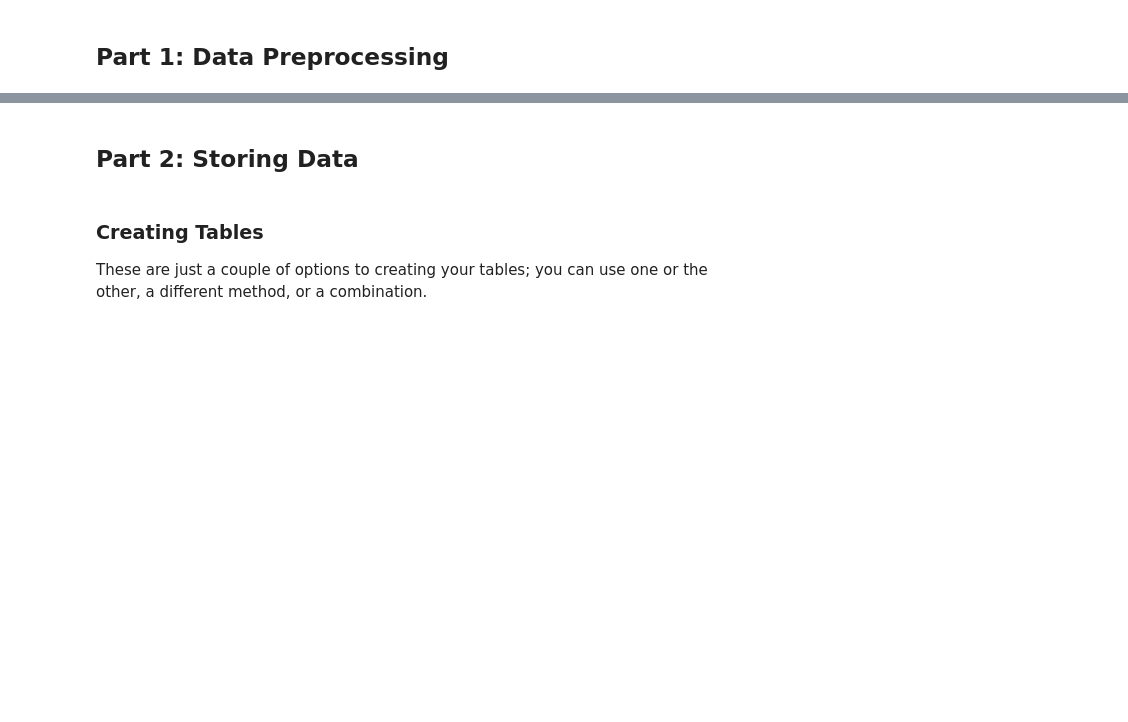
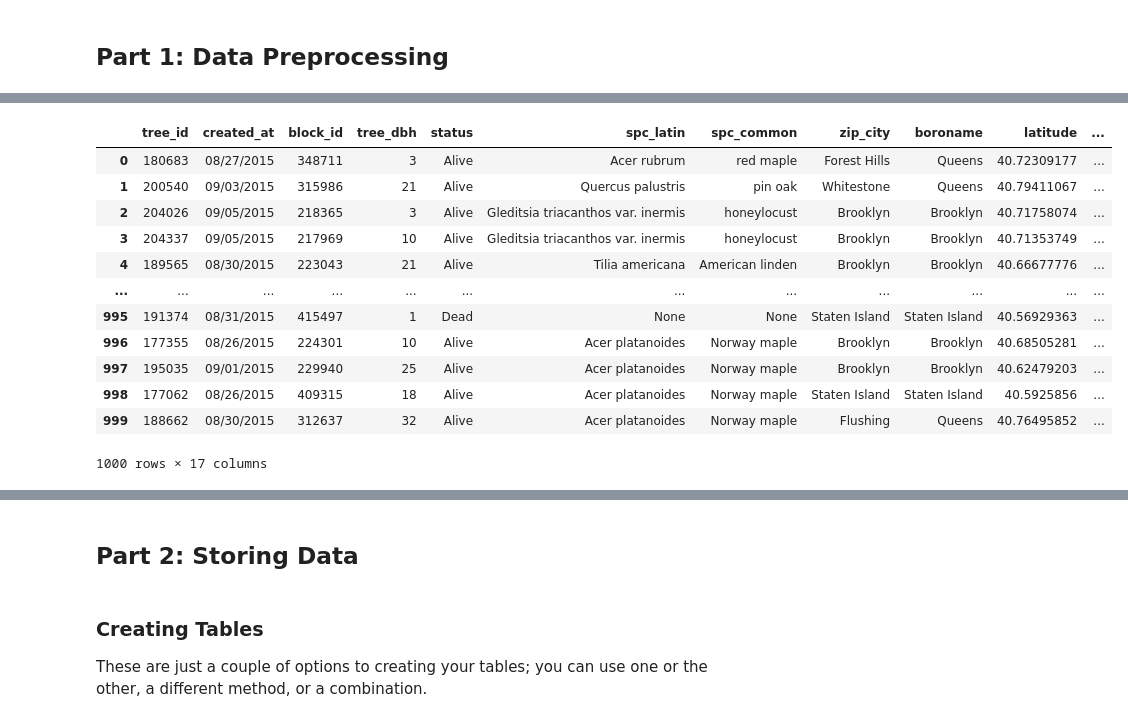
Before and after one commit to alexnaef/Tools-for-Analytics-Final-Project, a Jupyter notebook: Project Template.ipynb, the cells around one changed output, grey strips where cells are left out. Drawn from its saved outputs; the diff is of its cells as text; code cells hidden in the pictures; blank space fills up the shorter version.

```diff
--- a/Project Template.ipynb
+++ b/Project Template.ipynb
@@ -88,3 +161,29 @@ def download_and_clean_311_data():
 # %%
-def download_and_clean_tree_data():
-    raise NotImplementedError()
+!pip install pyogrio
+
+def download_and_clean_tree_data(tree_datafile):
+    # Download the tree data
+    url_tree = "https://data.cityofnewyork.us/resource/5rq2-4hqu.geojson"
+    headers = {"X-App-Token": NYC_DATA_APP_TOKEN}
+    response = requests.get(url_tree, headers=headers)
+    response.raise_for_status()
+
+    filename_tree = data_dir / "treesdata.geojson"
+    with open(filename_tree, "w") as f:
+        f.write(response.text)
+
+    data_tree = gpd.read_file("GeoJSON:data/treesdata.geojson")
+    data_tree = gpd.GeoDataFrame(data_tree, geometry='geometry')
+
+    keep_columns = ["tree_id", 'created_at', 'block_id', 'tree_dbh', 'status','spc_latin','spc_common','zip_city', "boroname", "latitude", "longitude", 'geometry', 'nta', 'health','zipcode','address','nta_name']
+    data_tree = data_tree[keep_columns]
+    data_tree = data_tree.dropna(subset=["tree_id", "latitude", "longitude"])
+    data_tree.columns = data_tree.columns.str.strip().str.lower()
+    data_tree = data_tree.to_crs(epsg=2029)
+
+    return data_tree
+
+tree_datafile = 'data/treesdata.geojson'
+geodf_trees = download_and_clean_tree_data(tree_datafile)
+geodf_trees
+# %% [output]
@@ -91 +194,14 @@ def download_and_clean_tree_data():
+|  | tree_id | created_at | block_id | tree_dbh | status | spc_latin | spc_common | zip_city | boroname | latitude | ... |
+| 0 | 180683 | 08/27/2015 | 348711 | 3 | Alive | Acer rubrum | red maple | Forest Hills | Queens | 40.72309177 | ... |
+| 1 | 200540 | 09/03/2015 | 315986 | 21 | Alive | Quercus palustris | pin oak | Whitestone | Queens | 40.79411067 | ... |
+| 2 | 204026 | 09/05/2015 | 218365 | 3 | Alive | Gleditsia triacanthos var. inermis | honeylocust | Brooklyn | Brooklyn | 40.71758074 | ... |
+| 3 | 204337 | 09/05/2015 | 217969 | 10 | Alive | Gleditsia triacanthos var. inermis | honeylocust | Brooklyn | Brooklyn | 40.71353749 | ... |
+| 4 | 189565 | 08/30/2015 | 223043 | 21 | Alive | Tilia americana | American linden | Brooklyn | Brooklyn | 40.66677776 | ... |
+| ... | ... | ... | ... | ... | ... | ... | ... | ... | ... | ... | ... |
+| 995 | 191374 | 08/31/2015 | 415497 | 1 | Dead | None | None | Staten Island | Staten Island | 40.56929363 | ... |
+| 996 | 177355 | 08/26/2015 | 224301 | 10 | Alive | Acer platanoides | Norway maple | Brooklyn | Brooklyn | 40.68505281 | ... |
+| 997 | 195035 | 09/01/2015 | 229940 | 25 | Alive | Acer platanoides | Norway maple | Brooklyn | Brooklyn | 40.62479203 | ... |
+| 998 | 177062 | 08/26/2015 | 409315 | 18 | Alive | Acer platanoides | Norway maple | Staten Island | Staten Island | 40.5925856 | ... |
+| 999 | 188662 | 08/30/2015 | 312637 | 32 | Alive | Acer platanoides | Norway maple | Flushing | Queens | 40.76495852 | ... |
+1000 rows × 17 columns
 # %%
```
Also changed, not shown: parts of 17 cells of this notebook.
